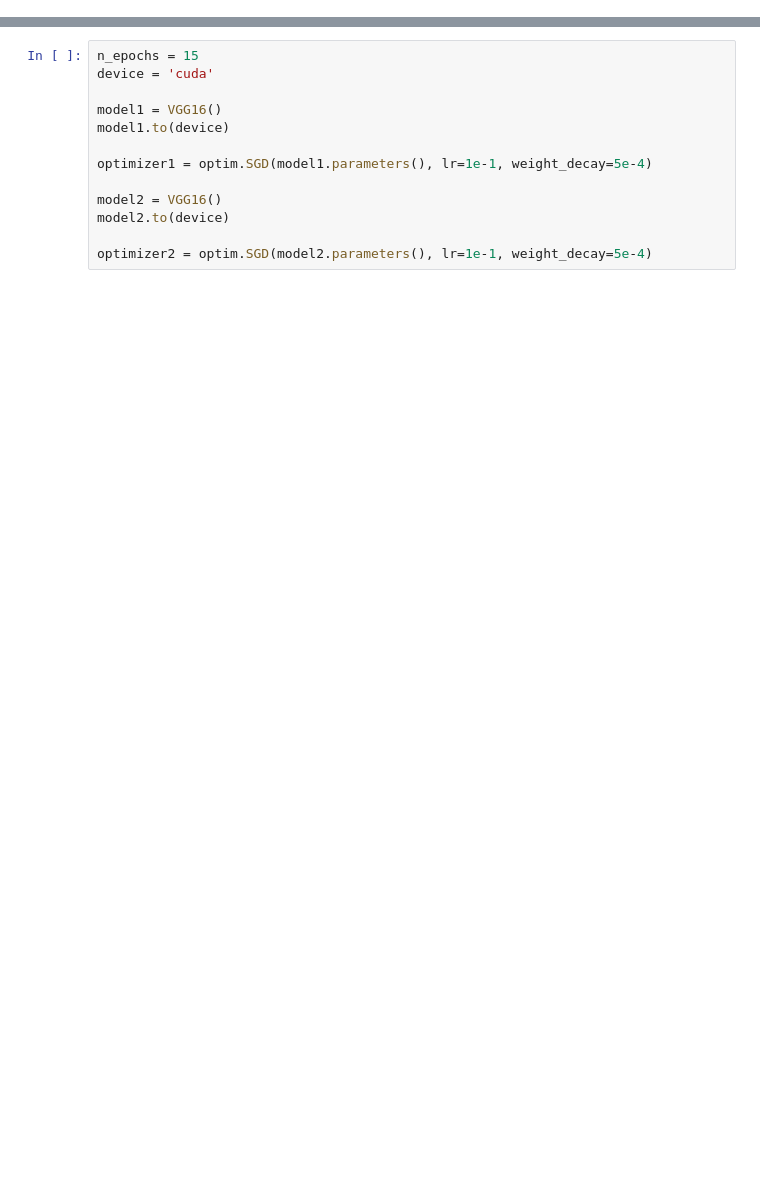
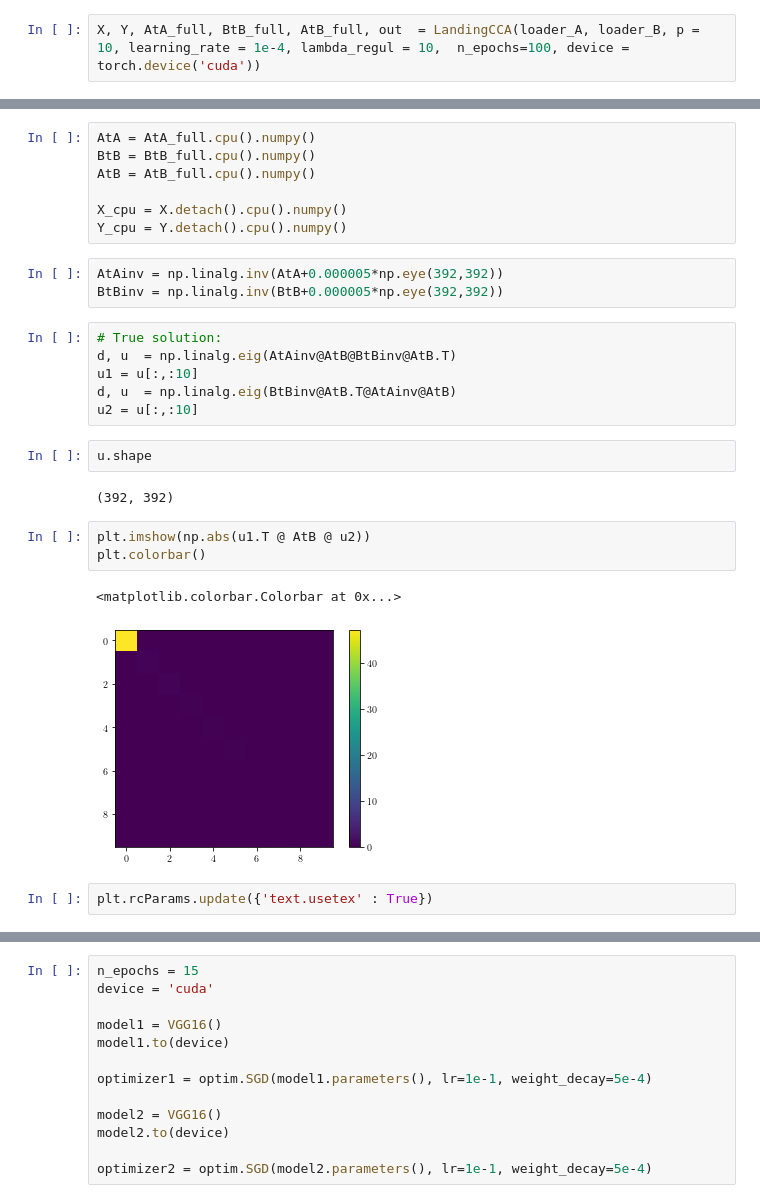
Before and after one commit to simonvary/landing-generalized-stiefel, a Jupyter notebook: test_resnet_cca.ipynb, the cells around one changed output, grey strips where cells are left out. Cells and saved outputs as stored; diff of their text form; blank space fills up the shorter version.

```diff
--- a/test_resnet_cca.ipynb
+++ b/test_resnet_cca.ipynb
@@ -46,0 +63,2 @@ classes = ('plane', 'car', 'bird', 'cat',
+# %%
+X, Y, AtA_full, BtB_full, AtB_full, out  = LandingCCA(loader_A, loader_B, p = 10, learning_rate = 1e-4, lambda_regul = 10,  n_epochs=100, device = torch.device('cuda'))
@@ -46,0 +83,28 @@ classes = ('plane', 'car', 'bird', 'cat',
+# %%
+AtA = AtA_full.cpu().numpy()
+BtB = BtB_full.cpu().numpy()
+AtB = AtB_full.cpu().numpy()
+
+X_cpu = X.detach().cpu().numpy()
+Y_cpu = Y.detach().cpu().numpy()
+# %%
+AtAinv = np.linalg.inv(AtA+0.000005*np.eye(392,392))
+BtBinv = np.linalg.inv(BtB+0.000005*np.eye(392,392))
+# %%
+# True solution:
+d, u  = np.linalg.eig(AtAinv@AtB@BtBinv@AtB.T)
+u1 = u[:,:10]
+d, u  = np.linalg.eig(BtBinv@AtB.T@AtAinv@AtB)
+u2 = u[:,:10]
+# %%
+u.shape
+# %% [output]
+(392, 392)
+# %%
+plt.imshow(np.abs(u1.T @ AtB @ u2))
+plt.colorbar()
+# %% [output]
+<matplotlib.colorbar.Colorbar at 0x...>
+[figure, added]
+# %%
+plt.rcParams.update({'text.usetex' : True})
```
Also changed, not shown: parts of 53 cells of this notebook, 6 other files.
